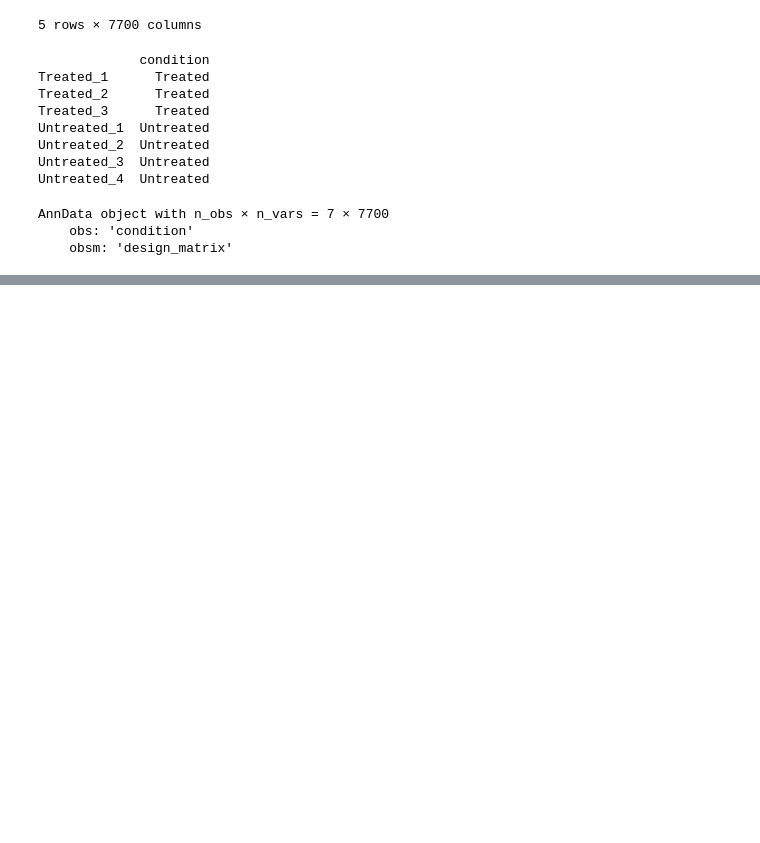
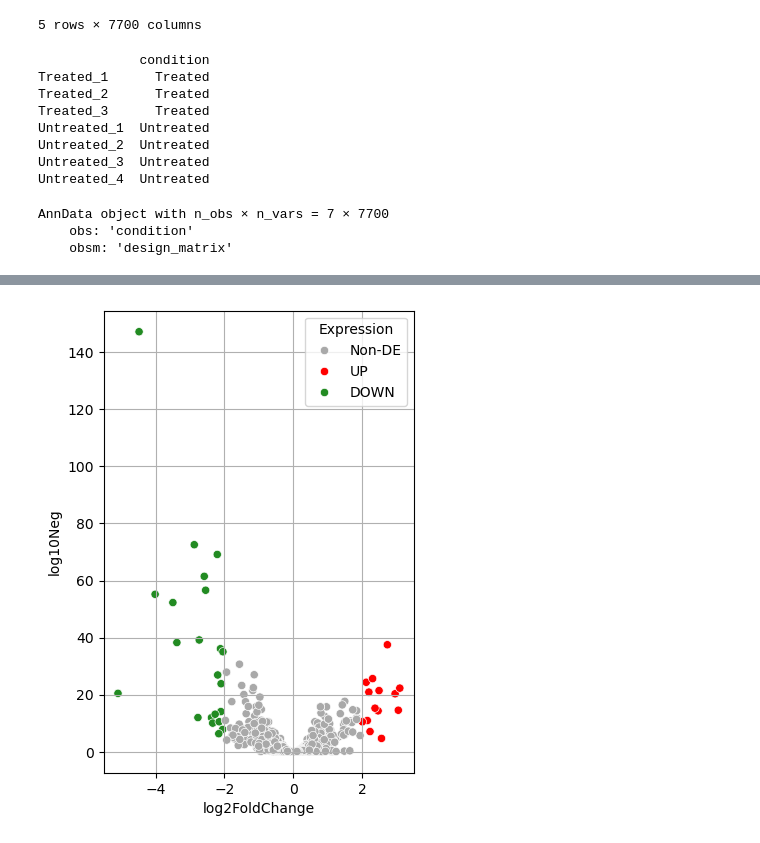
Before and after one commit to MaxHuesca/BioPyhton_2026, a Jupyter notebook: src/notas_clase/ExpresionDiff.ipynb, the cells around one changed output, grey strips where cells are left out. Drawn from its saved outputs; the diff is of its cells as text; code cells hidden in the pictures; blank space fills up the shorter version.

```diff
--- a/src/notas_clase/ExpresionDiff.ipynb
+++ b/src/notas_clase/ExpresionDiff.ipynb
@@ -288,0 +389,19 @@ Replacing 0 outlier genes.
+# %%
+
+# Definir las condiciones con los valores de corte
+cond = [ (res_df_pyDESeq2["padj"] <= 0.01) & (res_df_pyDESeq2["log2FoldChange"] >= 2),(res_df_pyDESeq2["padj"] <= 0.01) & (res_df_pyDESeq2["log2FoldChange"] <= -2)]
+
+# Definir los valores correspondientes
+opc = ["UP", "DOWN"]
+
+# Crear la nueva columna
+res_df_pyDESeq2["Expression"] = np.select(cond, opc, default = "Non-DE")
+
+
+# Desplegando el dataframe
+display(res_df_pyDESeq2.head())
+
+# Contando los valores asociados a cada categoría de la columna Expresion
+
+conteo = res_df_pyDESeq2["Expression"].value_counts()
+print(conteo)
@@ -288,0 +430,18 @@ Replacing 0 outlier genes.
+# %%
+# Crear la columna log10Neg
+res_df_pyDESeq2["log10Neg"] = -np.log10(res_df_pyDESeq2["padj"])
+display(res_df_pyDESeq2.head())
+
+
+# Creando la gráfica de puntos
+plt.figure(figsize=(4,6))
+colores = {
+    "UP": "red",
+    "DOWN": "forestgreen",
+    "Non-DE": "darkgray",
+}
+
+sns.scatterplot(data=res_df_pyDESeq2, x="log2FoldChange", y="log10Neg", hue = "Expression", palette = colores)
+plt.grid(True)
+plt.show()
+# %% [output]
@@ -288,0 +454 @@ Replacing 0 outlier genes.
+[figure, added]
```
Also changed, not shown: parts of 11 cells of this notebook, 22 other files.
